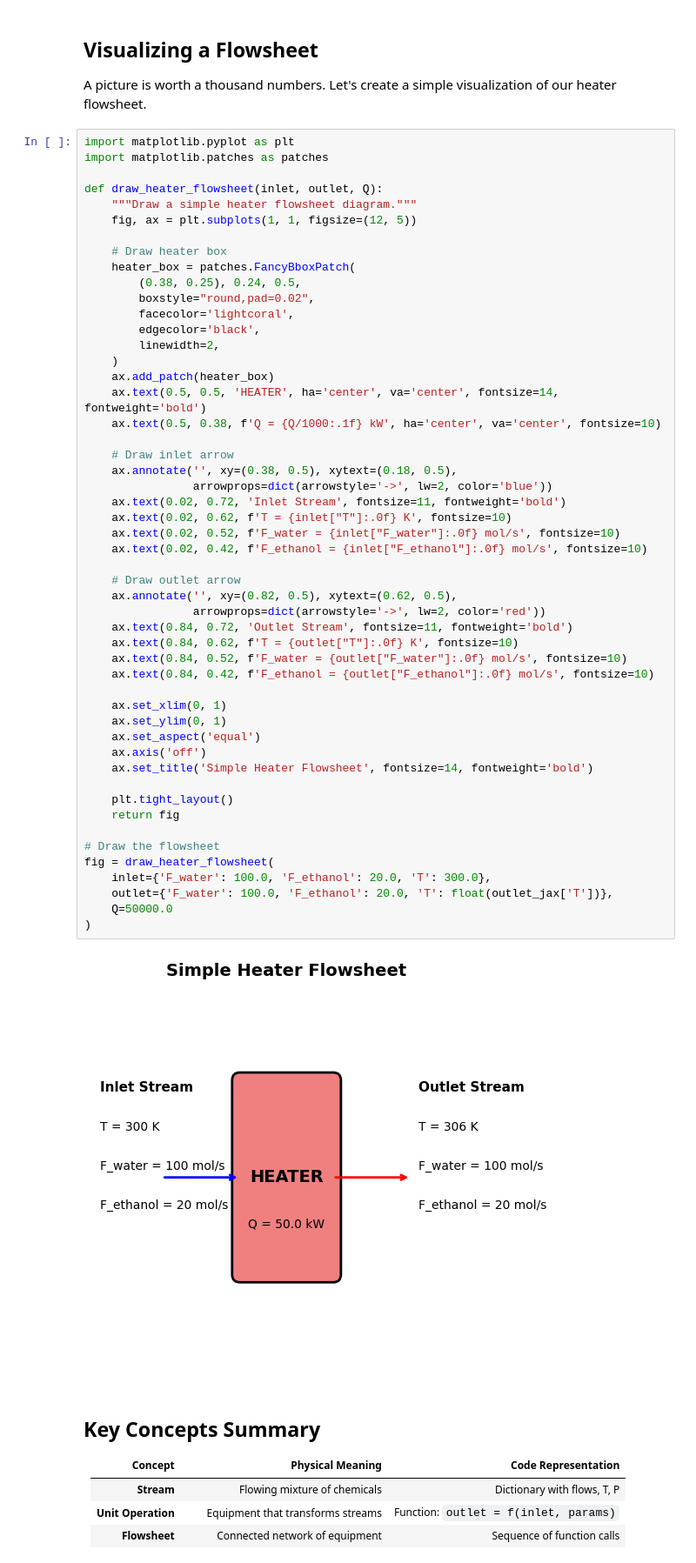
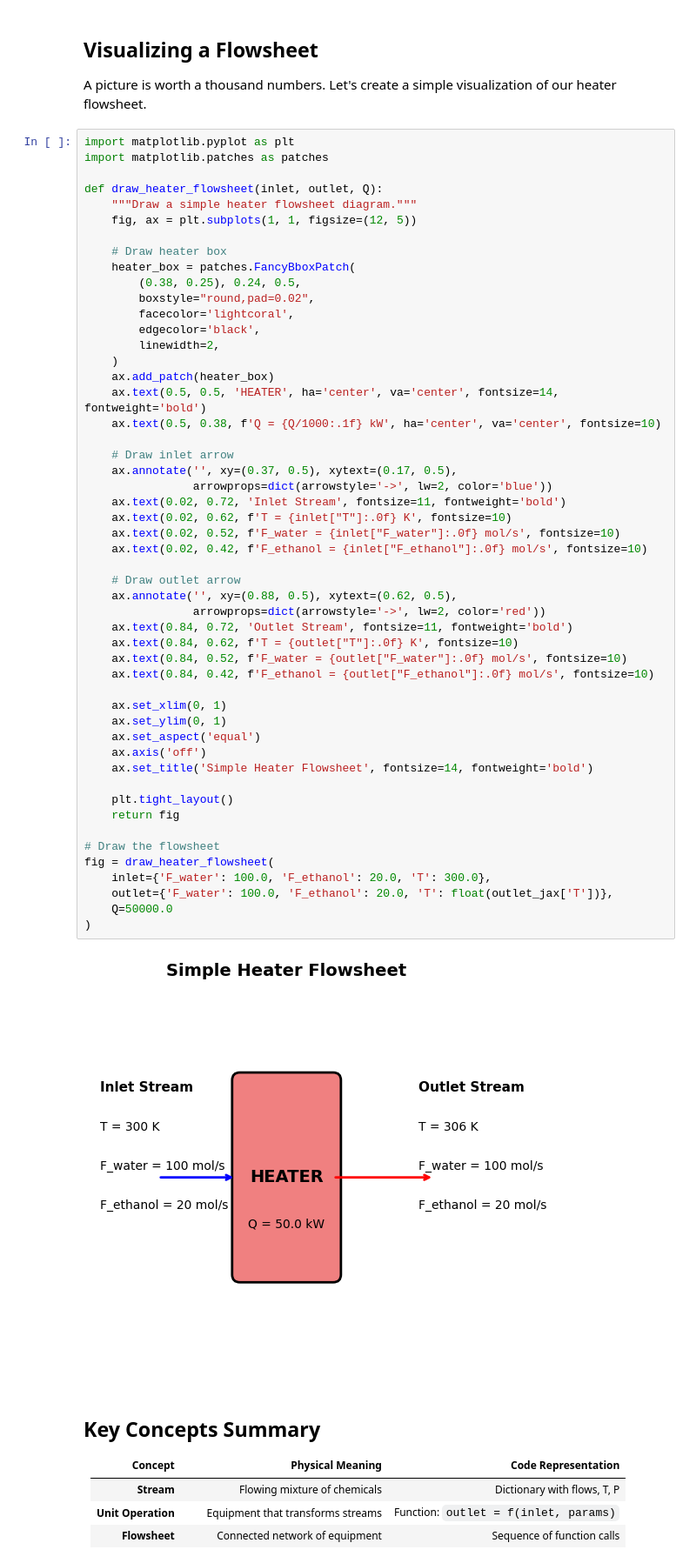
Before and after one commit to jkitchin/differentiable-flowsheets, a Jupyter notebook: about-flowsheets/00a_what_is_a_flowsheet_basic.ipynb, the cells around one changed output. Shown at 87% size. Cells and saved outputs as stored; diff of their text form.

```diff
--- a/about-flowsheets/00a_what_is_a_flowsheet_basic.ipynb
+++ b/about-flowsheets/00a_what_is_a_flowsheet_basic.ipynb
@@ -334,38 +334,38 @@ def draw_heater_flowsheet(inlet, outlet, Q):
     ax.text(0.5, 0.38, f'Q = {Q/1000:.1f} kW', ha='center', va='center', fontsize=10)
 
     # Draw inlet arrow
-    ax.annotate('', xy=(0.38, 0.5), xytext=(0.18, 0.5),
+    ax.annotate('', xy=(0.37, 0.5), xytext=(0.17, 0.5),
                 arrowprops=dict(arrowstyle='->', lw=2, color='blue'))
     ax.text(0.02, 0.72, 'Inlet Stream', fontsize=11, fontweight='bold')
     ax.text(0.02, 0.62, f'T = {inlet["T"]:.0f} K', fontsize=10)
     ax.text(0.02, 0.52, f'F_water = {inlet["F_water"]:.0f} mol/s', fontsize=10)
     ax.text(0.02, 0.42, f'F_ethanol = {inlet["F_ethanol"]:.0f} mol/s', fontsize=10)
 
     # Draw outlet arrow
-    ax.annotate('', xy=(0.82, 0.5), xytext=(0.62, 0.5),
+    ax.annotate('', xy=(0.88, 0.5), xytext=(0.62, 0.5),
                 arrowprops=dict(arrowstyle='->', lw=2, color='red'))
     ax.text(0.84, 0.72, 'Outlet Stream', fontsize=11, fontweight='bold')
     ax.text(0.84, 0.62, f'T = {outlet["T"]:.0f} K', fontsize=10)
     ax.text(0.84, 0.52, f'F_water = {outlet["F_water"]:.0f} mol/s', fontsize=10)
     ax.text(0.84, 0.42, f'F_ethanol = {outlet["F_ethanol"]:.0f} mol/s', fontsize=10)
 
     ax.set_xlim(0, 1)
     ax.set_ylim(0, 1)
     ax.set_aspect('equal')
     ax.axis('off')
     ax.set_title('Simple Heater Flowsheet', fontsize=14, fontweight='bold')
 
     plt.tight_layout()
     return fig
 
 # Draw the flowsheet
 fig = draw_heater_flowsheet(
     inlet={'F_water': 100.0, 'F_ethanol': 20.0, 'T': 300.0},
     outlet={'F_water': 100.0, 'F_ethanol': 20.0, 'T': float(outlet_jax['T'])},
     Q=50000.0
 )
 # %% [output]
-[figure, old version]
+[figure, new version]
 # %% [markdown]
 ## Key Concepts Summary
 
```
Also changed, not shown: parts of 1 cell of this notebook, 9 other files.
